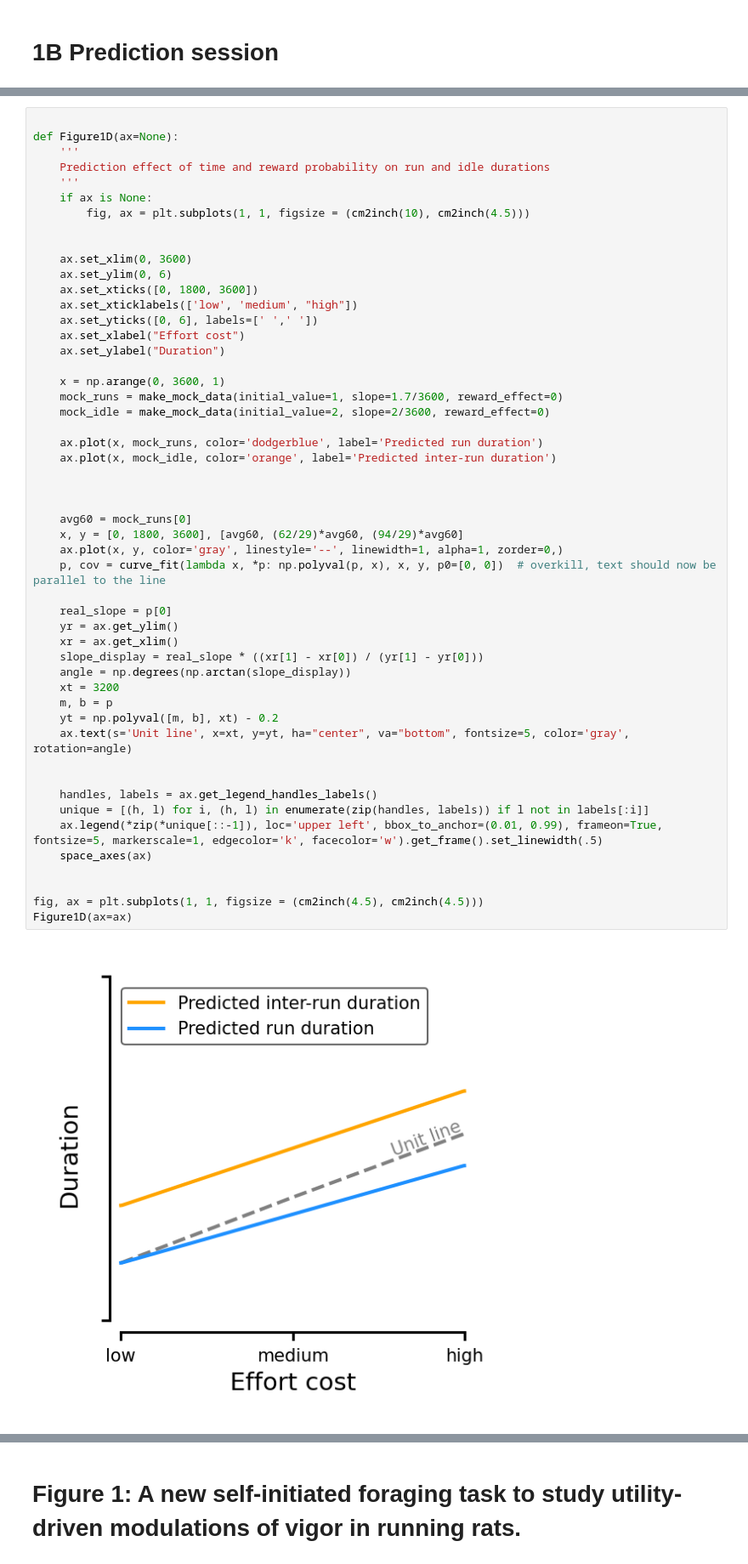
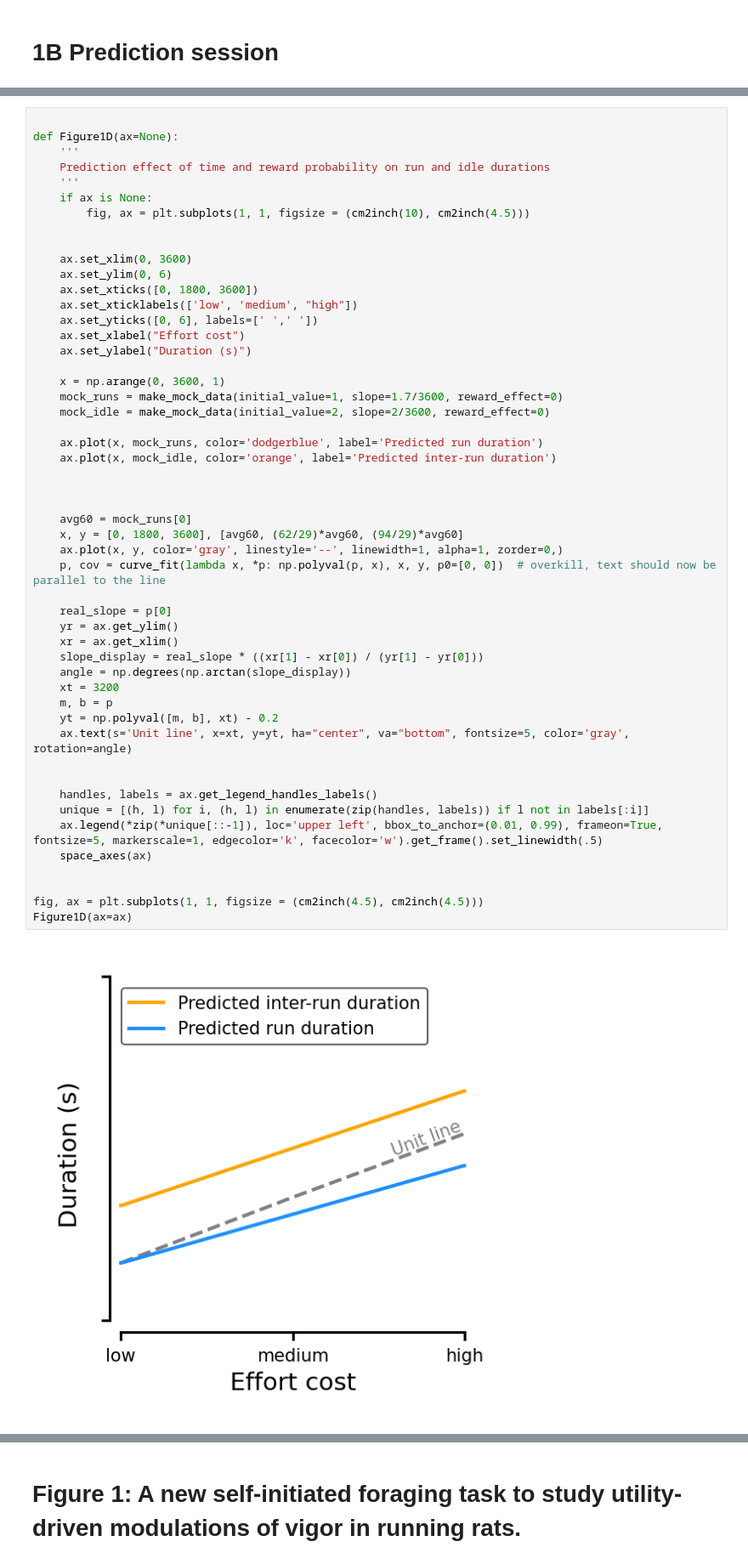
Before and after one commit to HeathenToaster/RunningFastAndSlow, a Jupyter notebook: Figure_1.ipynb, the cells around one changed output, grey strips where cells are left out. Shown at 85% size. Drawn from its saved outputs; the diff is of its cells as text.

```diff
--- a/Figure_1.ipynb
+++ b/Figure_1.ipynb
@@ -255,7 +255,7 @@ def Figure1D(ax=None):
     ax.set_xticklabels(['low', 'medium', "high"])
     ax.set_yticks([0, 6], labels=[' ',' '])
     ax.set_xlabel("Effort cost")
-    ax.set_ylabel("Duration")
+    ax.set_ylabel("Duration (s)")
 
     x = np.arange(0, 3600, 1)
     mock_runs = make_mock_data(initial_value=1, slope=1.7/3600, reward_effect=0)
@@ -264,34 +264,34 @@ def Figure1D(ax=None):
     ax.plot(x, mock_runs, color='dodgerblue', label='Predicted run duration')
     ax.plot(x, mock_idle, color='orange', label='Predicted inter-run duration')
 
 
 
     avg60 = mock_runs[0]
     x, y = [0, 1800, 3600], [avg60, (62/29)*avg60, (94/29)*avg60]
     ax.plot(x, y, color='gray', linestyle='--', linewidth=1, alpha=1, zorder=0,)
     p, cov = curve_fit(lambda x, *p: np.polyval(p, x), x, y, p0=[0, 0])  # overkill, text should now be parallel to the line
 
     real_slope = p[0]
     yr = ax.get_ylim()
     xr = ax.get_xlim()
     slope_display = real_slope * ((xr[1] - xr[0]) / (yr[1] - yr[0]))
     angle = np.degrees(np.arctan(slope_display))
     xt = 3200
     m, b = p
     yt = np.polyval([m, b], xt) - 0.2
     ax.text(s='Unit line', x=xt, y=yt, ha="center", va="bottom", fontsize=5, color='gray', rotation=angle)
 
 
     handles, labels = ax.get_legend_handles_labels()
     unique = [(h, l) for i, (h, l) in enumerate(zip(handles, labels)) if l not in labels[:i]]
     ax.legend(*zip(*unique[::-1]), loc='upper left', bbox_to_anchor=(0.01, 0.99), frameon=True, fontsize=5, markerscale=1, edgecolor='k', facecolor='w').get_frame().set_linewidth(.5)
     space_axes(ax)
 
 
 fig, ax = plt.subplots(1, 1, figsize = (cm2inch(4.5), cm2inch(4.5)))
 Figure1D(ax=ax)
 # %% [output]
-[figure, old version]
+[figure, new version]
 # %%
 
 def Figure1F(ax=None):
```
Also changed, not shown: parts of 2 cells of this notebook, 2 other files.
